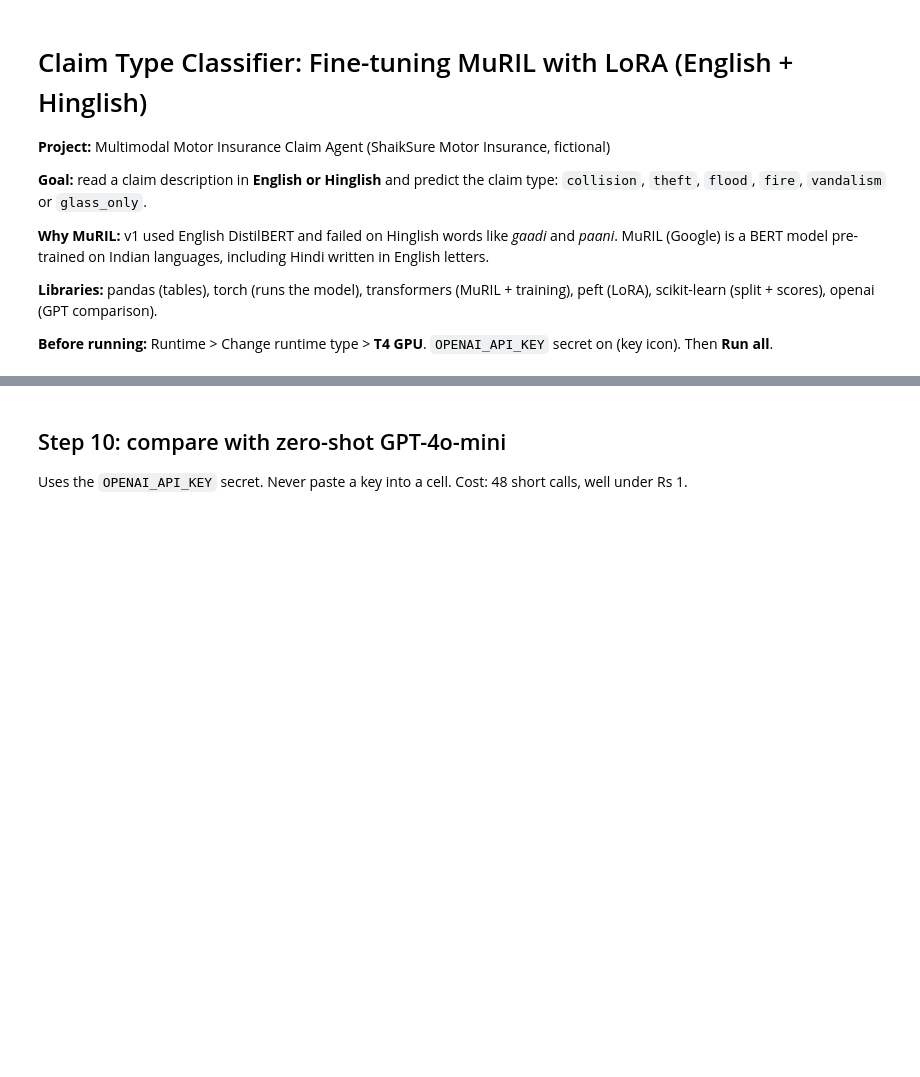
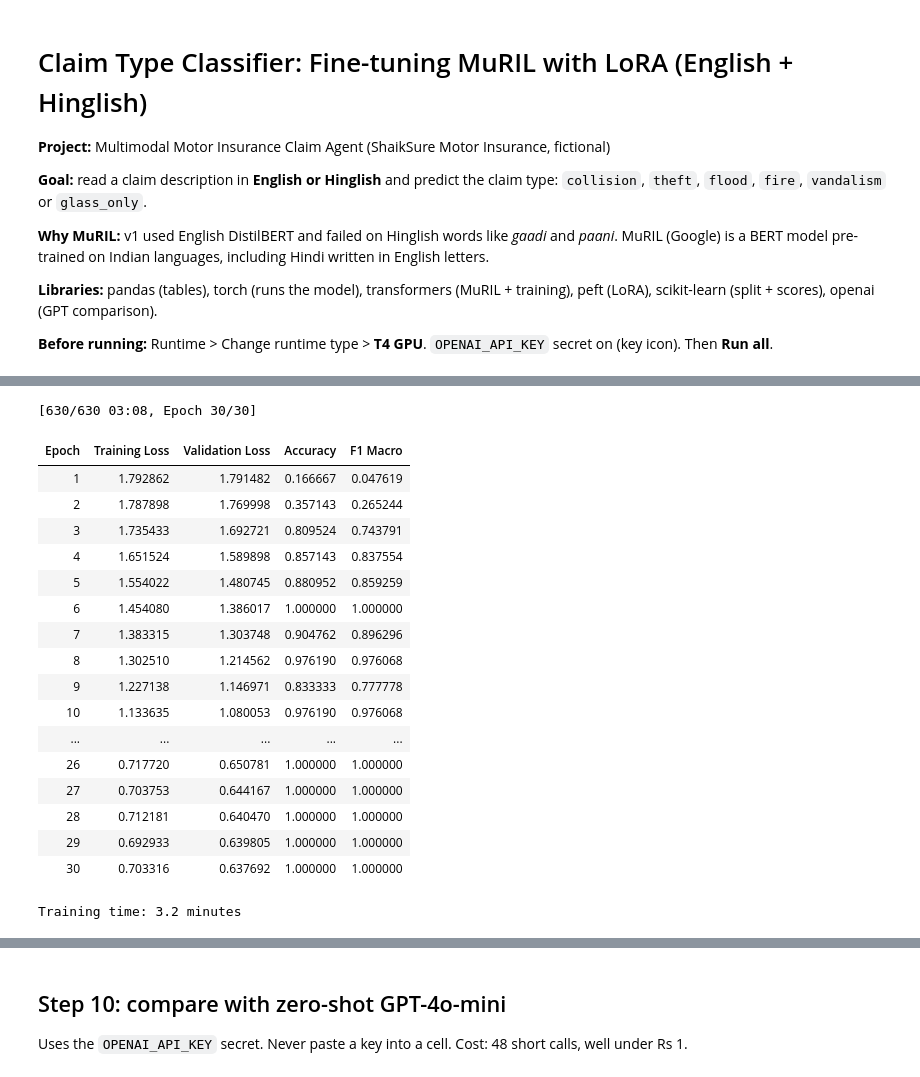
Before and after one commit to IBRAHIM-1245/multimodal-motor-insurance-claim-agent, a Jupyter notebook: training/train_claim_classifier.ipynb, the cells around one changed output, grey strips where cells are left out. Saved outputs shown, nothing was run; the diff lists cells and outputs as text; code cells hidden in the pictures; blank space fills up the shorter version.

```diff
--- a/training/train_claim_classifier.ipynb
+++ b/training/train_claim_classifier.ipynb
@@ -34,7 +36,7 @@ from transformers import (AutoModelForSequenceClassification, AutoTokenizer, Tra
 
 MODEL_NAME = "google/muril-base-cased"   # BERT model for Indian languages (Google)
 MAX_LENGTH = 128                          # claim descriptions are short, 128 tokens is enough
-EPOCHS = 10
+EPOCHS = 30
 SEED = 42                                 # same seed = same results every run
 set_seed(SEED)
 
@@ -106,34 +144,54 @@ model.print_trainable_parameters()       # shows how few parameters LoRA trains
 # Step 6: train. The Trainer runs the training loop and checks validation after every epoch.
 def compute_metrics(eval_pred):
     logits, labels = eval_pred
     preds = logits.argmax(axis=-1)        # highest score = predicted class
     return {"accuracy": accuracy_score(labels, preds),
             "f1_macro": f1_score(labels, preds, average="macro")}
 
 
 args = TrainingArguments(
     output_dir="checkpoints",
     num_train_epochs=EPOCHS,
-    learning_rate=5e-4,                   # LoRA uses a higher learning rate than full fine-tuning
+    learning_rate=1e-3,                   # LoRA uses a higher learning rate than full fine-tuning
     per_device_train_batch_size=16,
     per_device_eval_batch_size=32,
     eval_strategy="epoch",                # check validation score after each epoch
     save_strategy="epoch",
     load_best_model_at_end=True,          # keep the epoch with the best validation F1
     metric_for_best_model="f1_macro",
     save_total_limit=1,
     logging_steps=10,
     report_to="none",                     # no external logging service
     seed=SEED,
 )
 
 trainer = Trainer(model=model, args=args, train_dataset=train_ds, eval_dataset=val_ds,
                   compute_metrics=compute_metrics)
 
 start = time.time()
 trainer.train()
 train_minutes = (time.time() - start) / 60
 print(f"Training time: {train_minutes:.1f} minutes")
+# %% [output]
+[630/630 03:08, Epoch 30/30]
+| Epoch | Training Loss | Validation Loss | Accuracy | F1 Macro |
+| 1 | 1.792862 | 1.791482 | 0.166667 | 0.047619 |
+| 2 | 1.787898 | 1.769998 | 0.357143 | 0.265244 |
+| 3 | 1.735433 | 1.692721 | 0.809524 | 0.743791 |
+| 4 | 1.651524 | 1.589898 | 0.857143 | 0.837554 |
+| 5 | 1.554022 | 1.480745 | 0.880952 | 0.859259 |
+| 6 | 1.454080 | 1.386017 | 1.000000 | 1.000000 |
+| 7 | 1.383315 | 1.303748 | 0.904762 | 0.896296 |
+| 8 | 1.302510 | 1.214562 | 0.976190 | 0.976068 |
+| 9 | 1.227138 | 1.146971 | 0.833333 | 0.777778 |
+| 10 | 1.133635 | 1.080053 | 0.976190 | 0.976068 |
+| ... | ... | ... | ... | ... |
+| 26 | 0.717720 | 0.650781 | 1.000000 | 1.000000 |
+| 27 | 0.703753 | 0.644167 | 1.000000 | 1.000000 |
+| 28 | 0.712181 | 0.640470 | 1.000000 | 1.000000 |
+| 29 | 0.692933 | 0.639805 | 1.000000 | 1.000000 |
+| 30 | 0.703316 | 0.637692 | 1.000000 | 1.000000 |
+Training time: 3.2 minutes
 # %%
 # Step 7: a simple predict function (the FastAPI service will use the same logic)
 model.eval()
```
Also changed, not shown: parts of 12 cells of this notebook, 1 other file.
